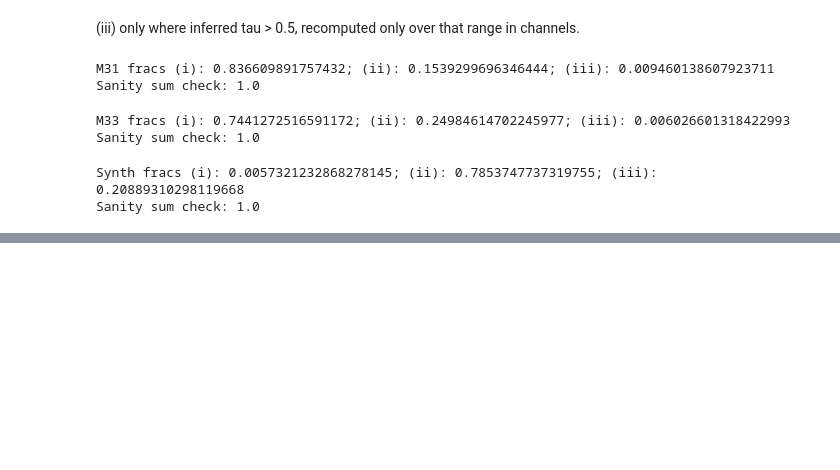
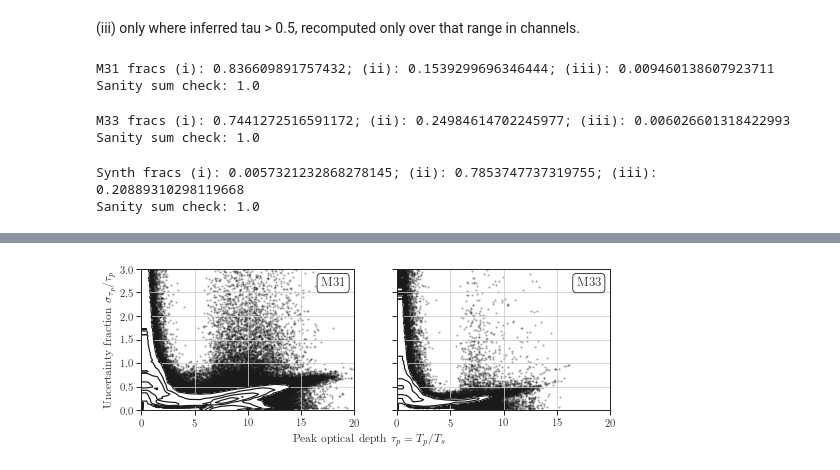
Before and after one commit to e-koch/HI-LineShapes, a Jupyter notebook: figures/figure_bic_statistics_comparison.ipynb, the cells around one changed output, grey strips where cells are left out. Drawn from its saved outputs; the diff is of its cells as text; code cells hidden in the pictures; blank space fills up the shorter version.

```diff
--- a/figures/figure_bic_statistics_comparison.ipynb
+++ b/figures/figure_bic_statistics_comparison.ipynb
@@ -1125,0 +1373,18 @@ Sanity sum check: 1.0
+# %%
+def get_peaktau_uncert(Ts, Tp, uTs, uTp):
+    return np.abs(Tp / Ts) * np.sqrt((uTp / Tp)**2 + (uTs / Ts)**2)
+
+
+m31_peaktau = m31_thickHI_hdu[0].data[2] / m31_thickHI_hdu[0].data[0]
+
+m31_peaktau_uncert = get_peaktau_uncert(m31_thickHI_hdu[0].data[0], m31_thickHI_hdu[0].data[2],
+                                        m31_thickHI_hdu[1].data[0], m31_thickHI_hdu[1].data[2])
+
+m31_peaktau_mask = np.logical_or(np.isfinite(m31_peaktau), np.isfinite(m31_peaktau_uncert))
+
+m33_peaktau = m33_thickHI_hdu[0].data[2] / m33_thickHI_hdu[0].data[0]
+
+m33_peaktau_uncert = get_peaktau_uncert(m33_thickHI_hdu[0].data[0], m33_thickHI_hdu[0].data[2],
+                                        m33_thickHI_hdu[1].data[0], m33_thickHI_hdu[1].data[2])
+
+m33_peaktau_mask = np.logical_or(np.isfinite(m33_peaktau), np.isfinite(m33_peaktau_uncert))
@@ -1125,0 +1397,70 @@ Sanity sum check: 1.0
+# %%
+twocolumn_twopanel_figure(font_scale=1.2)
+
+fig, axs = plt.subplots(1, 2, sharex=True, sharey=True)
+
+ranges = [(0, 20), (0., 3.)]
+# ranges = None
+
+plot_density = False
+bins = [20, 100]
+alpha_dat = 0.4
+
+hist2d(m31_peaktau[m31_peaktau_mask],
+       (m31_peaktau_uncert / m31_peaktau)[m31_peaktau_mask],
+       ax=axs[0],
+       bins=bins,
+       plot_density=plot_density,
+       range=ranges,
+       data_kwargs={"alpha": alpha_dat})
+
+hist2d(m33_peaktau[m33_peaktau_mask],
+       (m33_peaktau_uncert / m33_peaktau)[m33_peaktau_mask],
+       ax=axs[1],
+       bins=bins,
+       plot_density=plot_density,
+       range=ranges,
+       data_kwargs={"alpha": alpha_dat})
+
+# axs[0].scatter(m31_peaktau, m31_peaktau_uncert / m31_peaktau)
+# axs[0].set_ylim([0, 2])
+
+# axs[1].scatter(m33_peaktau, m33_peaktau_uncert / m33_peaktau)
+
+axs[0].set_ylabel(r"Uncertainty fraction $\sigma_{\tau_p} / \tau_p$")
+# axs[0].set_xlabel(r"$\tau_p = T_p / T_s$")
+
+fig.text(0.5, 0.04, r"Peak optical depth $\tau_p = T_p / T_s$", ha='center')
+
+
+# Make various text labels in the plots
+# Labels
+bbox_props = dict(boxstyle='round', facecolor='white', alpha=1., edgecolor='k')
+
+xp = 0.9
+yp = 0.9
+
+axs[0].text(xp, yp, "M31",
+            transform=axs[0].transAxes,
+            horizontalalignment='center',
+            verticalalignment='center',
+            bbox=bbox_props, fontsize=13)
+axs[1].text(xp, yp, "M33",
+            transform=axs[1].transAxes,
+            horizontalalignment='center',
+            verticalalignment='center',
+            bbox=bbox_props, fontsize=13)
+
+axs[0].grid(True)
+axs[1].grid(True)
+
+
+fig.subplots_adjust(bottom=0.2, hspace=0.05)
+
+# plt.tight_layout()
+
+plot_name = 'm31_m33_peaktau_vs_uncertainty'
+
+save_figure(fig, plot_name)
+# %% [output]
+[figure, added]
```
Also changed, not shown: parts of 34 cells of this notebook.
